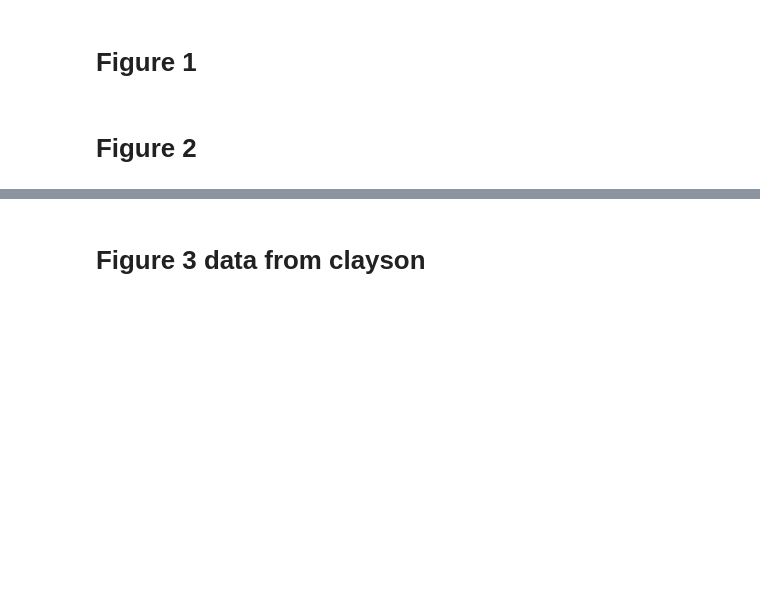
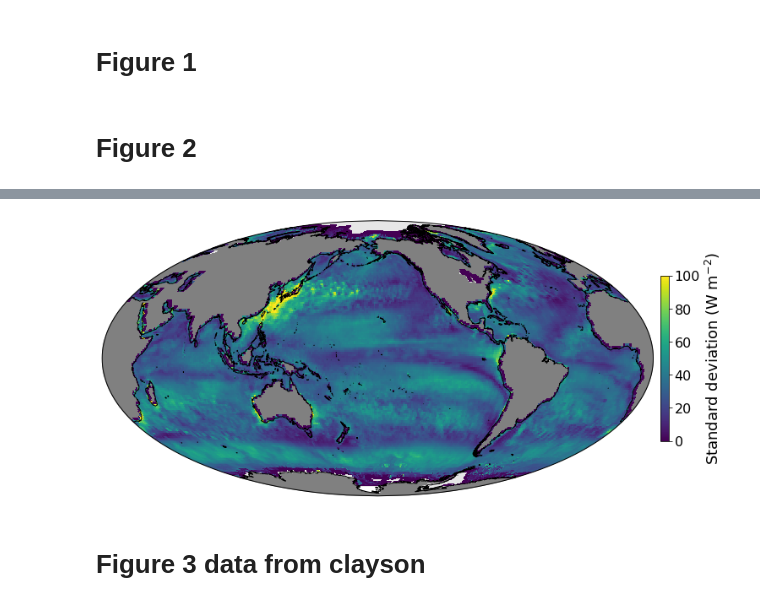
Before and after one commit to cgentemann/cloud_science, a Jupyter notebook: Butterfly/FluxSat_paper_figures.ipynb, the cells around one changed output, grey strips where cells are left out. Drawn from its saved outputs; the diff is of its cells as text; code cells hidden in the pictures; blank space fills up the shorter version.

```diff
--- a/Butterfly/FluxSat_paper_figures.ipynb
+++ b/Butterfly/FluxSat_paper_figures.ipynb
@@ -108,3 +151,23 @@ fig.savefig(adir_figs+'figure2.png')
+# %%
+import cmocean
+vv=.75
+fig = plt.figure(figsize=(15, 6))
+#read in Fig 1 data for masking Figure 2 data
+tem1=xr.concat([ds1.sel(lon=slice(20,360)),ds1.sel(lon=slice(0,20))],dim='lon')
+tem=xr.concat([ds_err.sel(lon=slice(20,360)),ds_err.sel(lon=slice(0,20))],dim='lon')
+ax = plt.subplot(111,projection=ccrs.Mollweide(central_longitude=-160))
+ax.add_feature(cfeature.LAND,facecolor='grey')
+ax.coastlines(resolution='50m', color='black', linewidth=1)
+ax0=ax.pcolormesh(tem1.lon,tem1.lat,tem1.mask,vmin=0,vmax=10,cmap='binary',transform=ccrs.PlateCarree())
+ax1=ax.pcolormesh(tem.lon,tem.lat,tem.mn,vmin=0,vmax=100,cmap='viridis',transform=ccrs.PlateCarree())
+cax=plt.colorbar(ax1,ax=ax, shrink=.6, pad=0.01)
+cax.set_label('Standard deviation (W m$^{-2}$)',fontsize=18)
+cax.ax.tick_params(labelsize=16)
+axt = plt.axes((.4, .26, .01, .01))
+axt.axis('off')
+fig.savefig(adir_figs+'figure2_test.png')
+# %% [output]
+[figure, added]
 # %% [markdown]
 # Figure 3 data from clayson
 # %%
```
Also changed, not shown: parts of 6 cells of this notebook, 4 other files.
